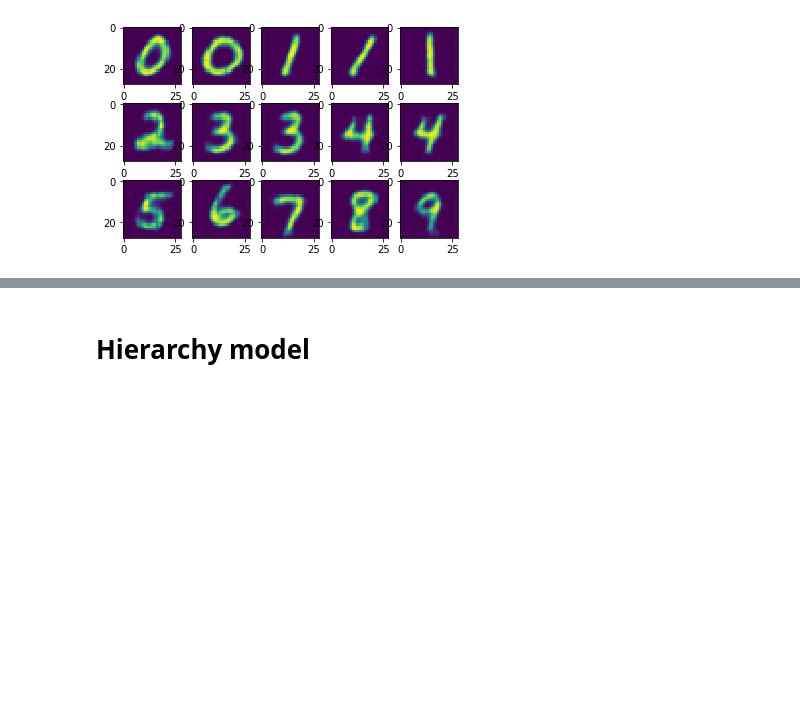
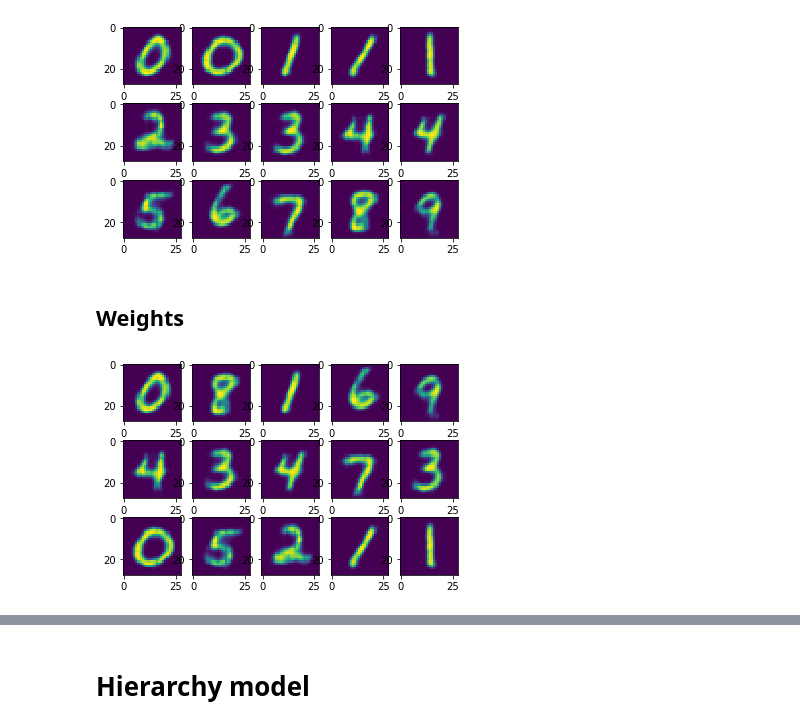
Before and after one commit to Sasafrass/PrototypeDL, a Jupyter notebook: results.ipynb, the cells around one changed output, grey strips where cells are left out. Cells and saved outputs as stored; diff of their text form; code cells hidden in the pictures; blank space fills up the shorter version.

Commit message:
Fix a small typo  and update notebook st it shows weights

```diff
--- a/results.ipynb
+++ b/results.ipynb
@@ -67,3 +87,9 @@ imgs = np.array([x[1] for x in mergedlist])
 show_prototypes(imgs)
 # %% [output]
 [figure]
+# %% [markdown]
+## Weights
+# %%
+show_prototypes(standard_prototype_img.detach().numpy())
+# %% [output]
+[figure, added]
```
Also changed, not shown: parts of 11 cells of this notebook, 3 other files.
